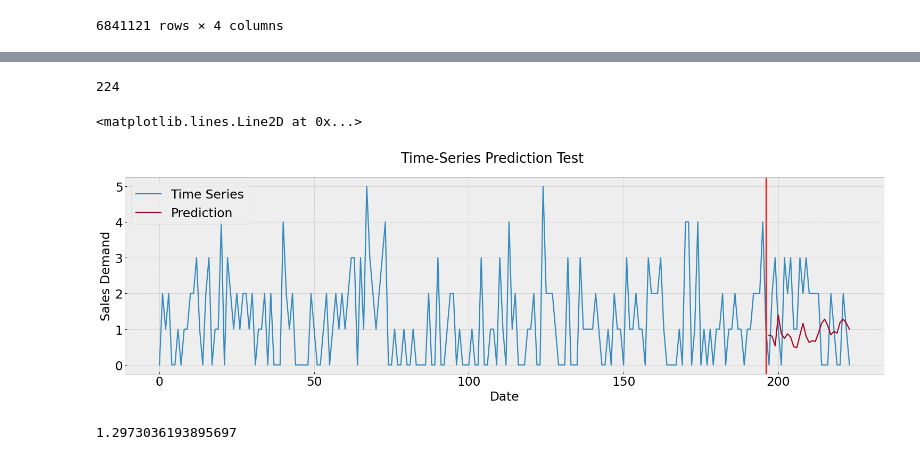
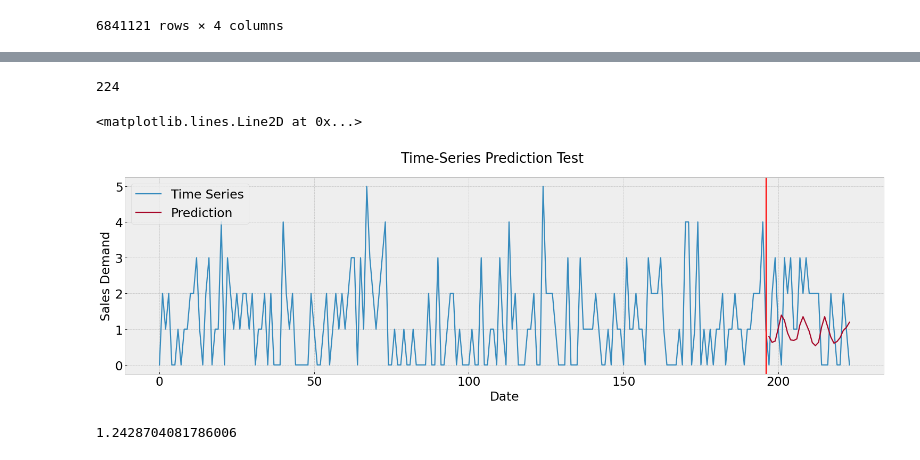
Before and after one commit to miloscola/Capsrone23-DeepAR, a Jupyter notebook: tranformer_M5_pretrain.ipynb, the cells around one changed output, grey strips where cells are left out. Cells and saved outputs as stored; diff of their text form; code cells hidden in the pictures.

Commit message:
imporoved pretrained data & model

```diff
--- a/tranformer_M5_pretrain.ipynb
+++ b/tranformer_M5_pretrain.ipynb
@@ -67,6 +67,7 @@ sales = pd.read_csv('data/M5/sales_train_evaluation.csv')
 sales.name = 'sales'
 sales = sales[sales['dept_id'] == 'HOBBIES_1']
 sales = sales[sales['state_id'] == 'CA']
+sales = sales[sales['item_id'] == 'HOBBIES_1_005']
 calendar = pd.read_csv('data/M5/calendar.csv')
 calendar.name = 'calendar'
 prices = pd.read_csv('data/M5/sell_prices.csv')
@@ -464,0 +467,6 @@ KeyboardInterrupt:
+# %%
+path = "/Users/hou/Desktop/UCB/Capstone/Capstone87/Capsrone23-DeepAR/model/transformer.pth"
+torch.save(model, path)
+# %%
+model = torch.load(path)
+model.eval()
@@ -499,24 +545,25 @@ tensor([[ 0.4847,  0.8288,  1.0153,  1.1388,  1.2436,  1.4004,  1.4911,  1.4314,
 # %%
 figure(num=None, figsize=(23, 6), dpi=80, facecolor='w', edgecolor='k')
 
 pred_array = np.zeros(224)
 pred_array[pred_array!=1] = np.NaN
-pred_array[197:] = predictions[197:]
+pred_array[197:] = predictions[0][197:]
+
 print(len(pred_array))
 plt.plot(test_y[0])
 plt.plot(pred_array)
 plt.legend(['Time Series','Prediction'],fontsize = 21,loc="upper left")
 plt.suptitle('Time-Series Prediction Test',fontsize = 23)
 plt.xticks(fontsize=21 )
 plt.yticks(fontsize=21 )
 plt.ylabel(ylabel = 'Sales Demand',fontsize = 21)
 plt.xlabel(xlabel = 'Date',fontsize = 21)
 plt.axvline(x = 196, color = 'r', label = 'axvline - full height')
 # %% [output]
 224
 <matplotlib.lines.Line2D at 0x...>
-[figure, old version]
+[figure, new version]
 # %%
-np.sqrt(((test_y[0].numpy()[-28:]- predictions[-28:]) ** 2).mean())
+np.sqrt(((test_y[0].numpy()[-28:]- predictions[0][-28:]) ** 2).mean())
 # %% [output]
-1.2973036193895697
+1.2428704081786006
```
Also changed, not shown: parts of 10 cells of this notebook, 3 other files.
